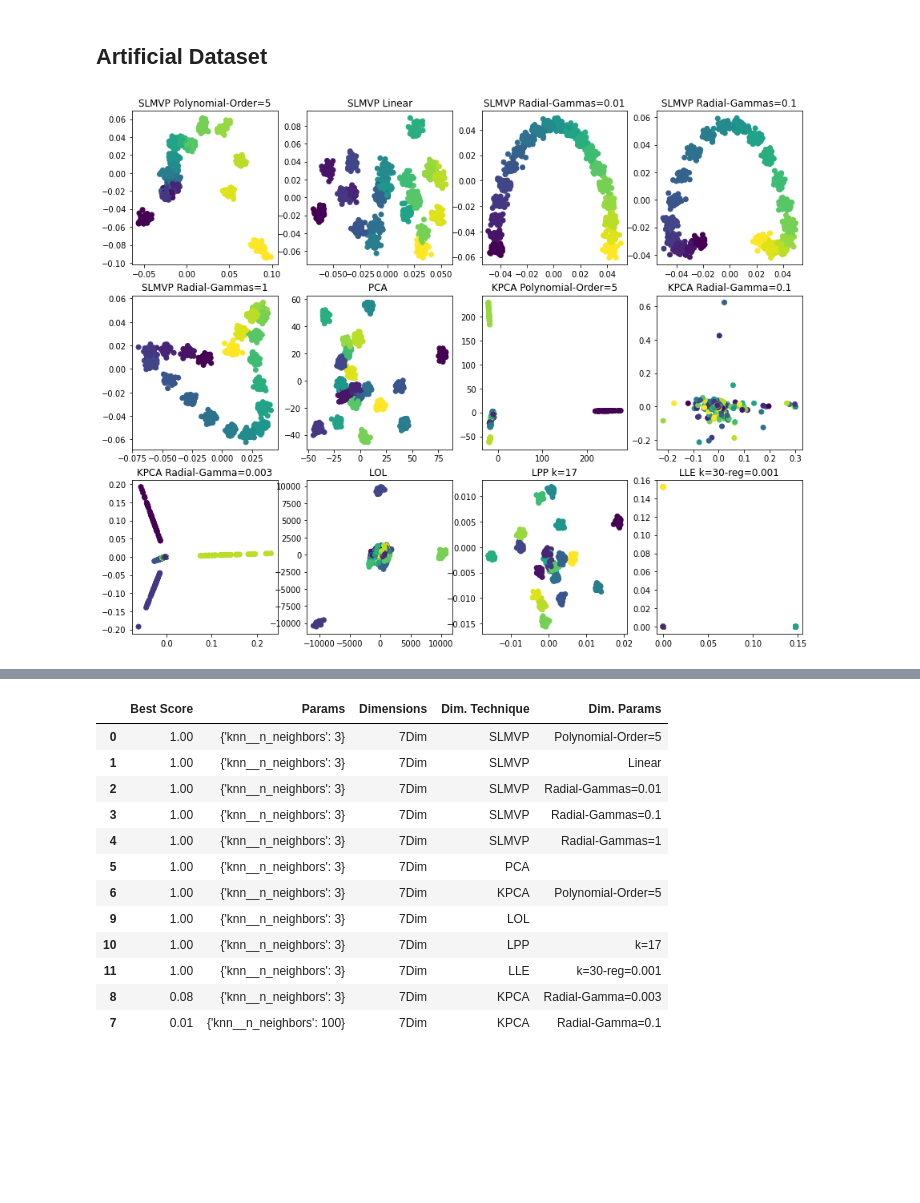
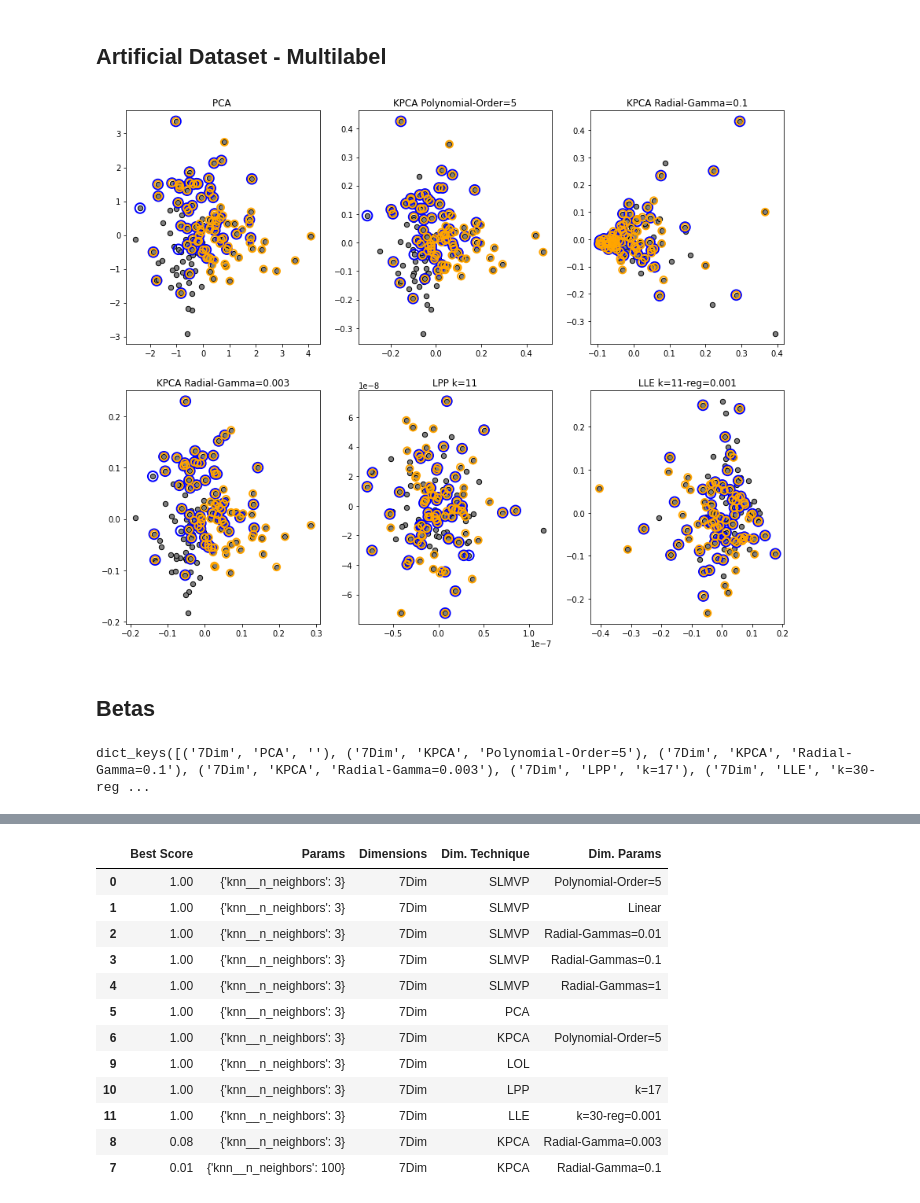
Before and after one commit to miguelangel43/Dimensionality-Reduction-Masters-Thesis, a Jupyter notebook: main.ipynb, the cells around one changed output, grey strips where cells are left out. Saved outputs shown, nothing was run; the diff lists cells and outputs as text; code cells hidden in the pictures; blank space fills up the shorter version.

```diff
--- a/main.ipynb
+++ b/main.ipynb
@@ -14,23 +54,56 @@ pd.set_option('display.max_columns', None)
 # %% [markdown]
-## Artificial Dataset
+## Artificial Dataset - Multilabel
-# %%
-%matplotlib inline
-import numpy as np
-from sklearn.model_selection import train_test_split
-from sklearn.datasets import make_blobs
-
-X, y = make_blobs(1000, n_features=300, centers=20,
-                  cluster_std=2, random_state=34)
-
-X_train, X_test, y_train, y_test = train_test_split(X, y, test_size=0.1, random_state=33)
-
-dim = Dim()
-dim.X_train = X_train
-dim.y_train = y_train
-dim.X_test = X_test
-dim.y_test = y_test
-
-dim.apply_dim(num_dim=7)
-dim.plot_artificial(n_rows=3, n_cols=4)
-# %% [output]
-[figure, removed]
+# %%
+from sklearn.datasets import make_multilabel_classification
+from sklearn.model_selection import train_test_split
+
+X, y = make_multilabel_classification(150, n_features=300, n_classes=2, random_state=34)
+
+X_train, X_test, y_train, y_test = train_test_split(X, y, test_size=0.1, random_state=33)
+
+dim = Dim()
+dim.X_train = X_train
+dim.y_train = y_train
+dim.X_test = X_test
+dim.y_test = y_test
+
+# SLMVP, LOL
+
+dim.apply_dim(num_dim=7)
+dim.plot_artificial_multilabel(n_rows=2, n_cols=3, save_name='multilabel3')
+
+# dims = 2
+# key = (str(dims) + 'Dim', 'SLMVP', 'Polynomial-Order=5')
+# dim.new_dim[key] = dim.lle_model(dims, 5, 0.001)
+
+
+# X = dim.new_dim[key][0].T
+# zero_class = np.where(dim.y_train[:, 0])
+# one_class = np.where(dim.y_train[:, 1])
+# plt.scatter(X[:, 0], X[:, 1], s=40, c="gray", edgecolors=(0, 0, 0))
+# plt.scatter(
+#     X[zero_class, 0],
+#     X[zero_class, 1],
+#     s=160,
+#     edgecolors="b",
+#     facecolors="none",
+#     linewidths=2,
+#     label="Class 1",
+# )
+# plt.scatter(
+#     X[one_class, 0],
+#     X[one_class, 1],
+#     s=80,
+#     edgecolors="orange",
+#     facecolors="none",
+#     linewidths=2,
+#     label="Class 2",
+# )
+# %% [output]
+[figure, added]
+# %% [markdown]
+## Betas
+# %%
+dim.new_dim.keys()
+# %% [output]
+dict_keys([('7Dim', 'PCA', ''), ('7Dim', 'KPCA', 'Polynomial-Order=5'), ('7Dim', 'KPCA', 'Radial-Gamma=0.1'), ('7Dim', 'KPCA', 'Radial-Gamma=0.003'), ('7Dim', 'LPP', 'k=17'), ('7Dim', 'LLE', 'k=30-reg ...
```
Also changed, not shown: parts of 10 cells of this notebook, 1 other file.
